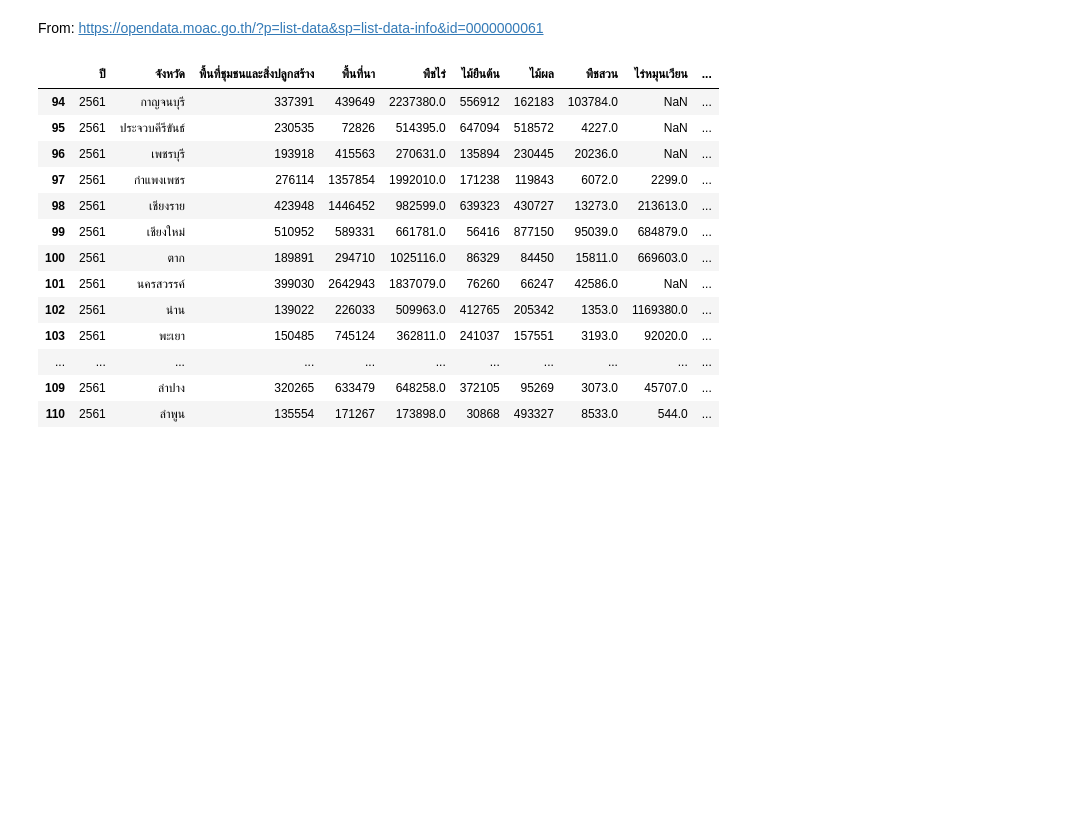
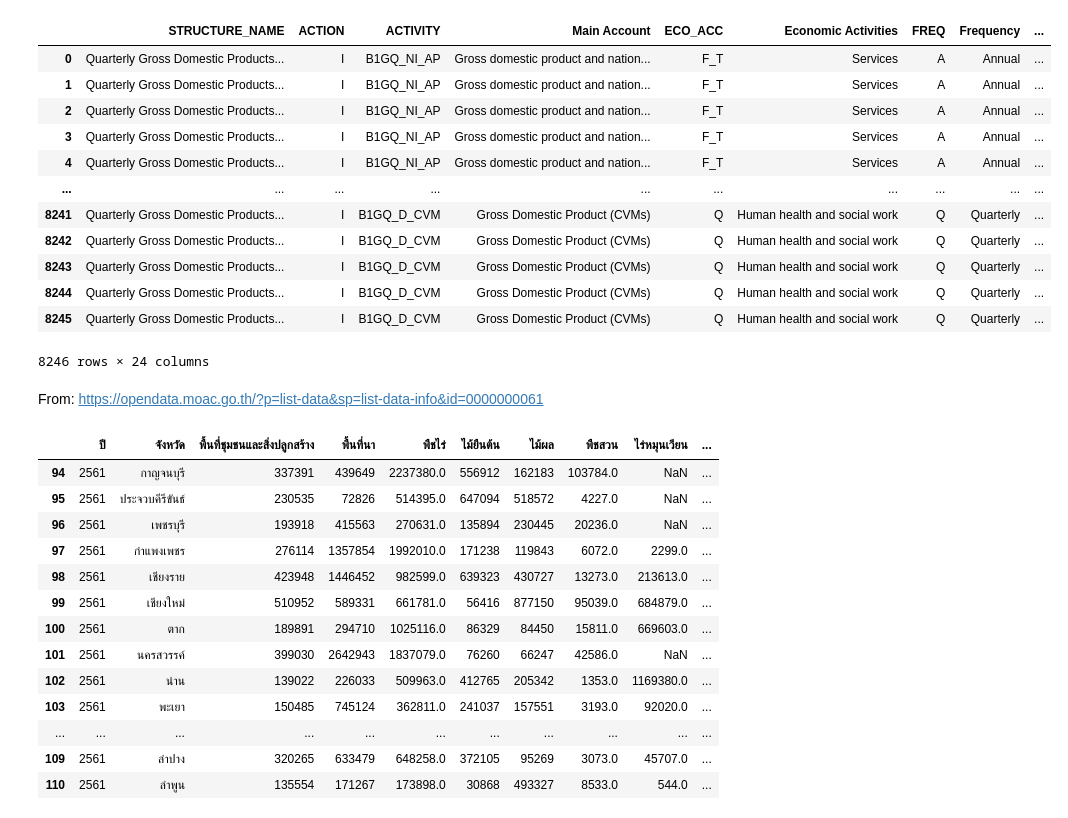
Before and after one commit to Zylink2/Machine_Learning_Project_2, a Jupyter notebook: Test_Com.ipynb, the cells around one changed output. Cells and saved outputs as stored; diff of their text form; code cells hidden in the pictures; blank space fills up the shorter version.

```diff
--- a/Test_Com.ipynb
+++ b/Test_Com.ipynb
@@ -6,3 +40,20 @@ import seaborn as sns
+# %%
+gdp = pd.read_csv("")
+gdp
+# %% [output]
+|  | STRUCTURE_NAME | ACTION | ACTIVITY | Main Account | ECO_ACC | Economic Activities | FREQ | Frequency | ... |
+| 0 | Quarterly Gross Domestic Products... | I | B1GQ_NI_AP | Gross domestic product and nation... | F_T | Services | A | Annual | ... |
+| 1 | Quarterly Gross Domestic Products... | I | B1GQ_NI_AP | Gross domestic product and nation... | F_T | Services | A | Annual | ... |
+| 2 | Quarterly Gross Domestic Products... | I | B1GQ_NI_AP | Gross domestic product and nation... | F_T | Services | A | Annual | ... |
+| 3 | Quarterly Gross Domestic Products... | I | B1GQ_NI_AP | Gross domestic product and nation... | F_T | Services | A | Annual | ... |
+| 4 | Quarterly Gross Domestic Products... | I | B1GQ_NI_AP | Gross domestic product and nation... | F_T | Services | A | Annual | ... |
+| ... | ... | ... | ... | ... | ... | ... | ... | ... | ... |
+| 8241 | Quarterly Gross Domestic Products... | I | B1GQ_D_CVM | Gross Domestic Product (CVMs) | Q | Human health and social work | Q | Quarterly | ... |
+| 8242 | Quarterly Gross Domestic Products... | I | B1GQ_D_CVM | Gross Domestic Product (CVMs) | Q | Human health and social work | Q | Quarterly | ... |
+| 8243 | Quarterly Gross Domestic Products... | I | B1GQ_D_CVM | Gross Domestic Product (CVMs) | Q | Human health and social work | Q | Quarterly | ... |
+| 8244 | Quarterly Gross Domestic Products... | I | B1GQ_D_CVM | Gross Domestic Product (CVMs) | Q | Human health and social work | Q | Quarterly | ... |
+| 8245 | Quarterly Gross Domestic Products... | I | B1GQ_D_CVM | Gross Domestic Product (CVMs) | Q | Human health and social work | Q | Quarterly | ... |
+8246 rows × 24 columns
 # %% [markdown]
 From: https://opendata.moac.go.th/?p=list-data&sp=list-data-info&id=0000000061
 # %%
```
Also changed, not shown: parts of 2 cells of this notebook, 1 other file.
